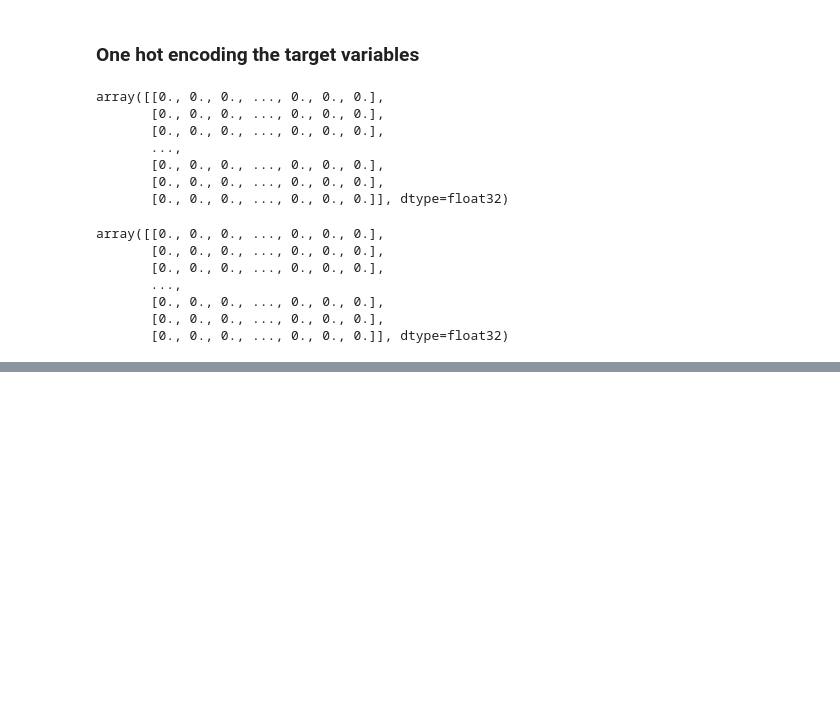
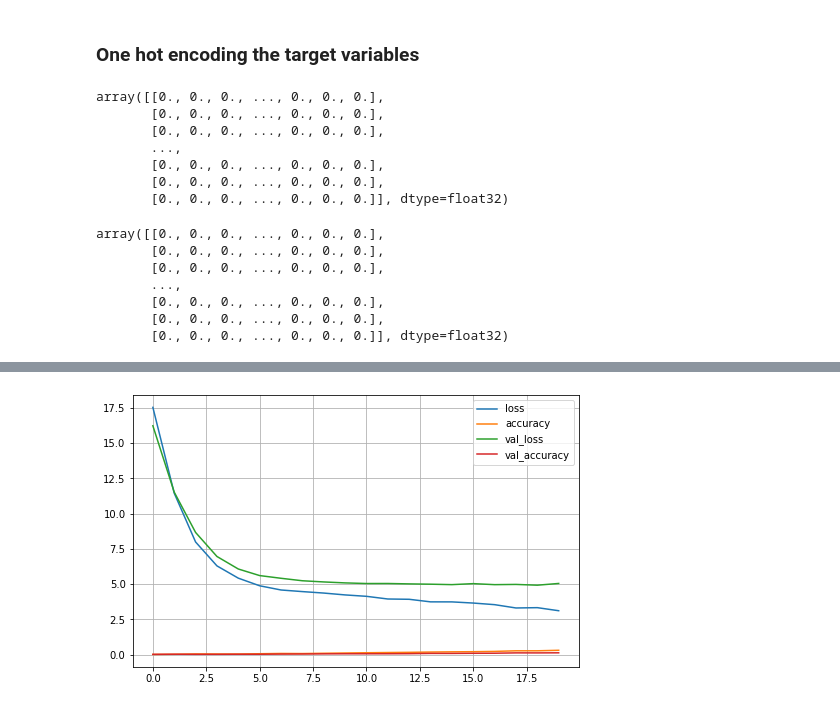
Before and after one commit to Gaurav1401/Deep-Learning, a Jupyter notebook: Practice/CNN/TMLC/102_Category_Flower_Dataset.ipynb, the cells around one changed output, grey strips where cells are left out. Drawn from its saved outputs; the diff is of its cells as text; code cells hidden in the pictures; blank space fills up the shorter version.

```diff
--- a/Practice/CNN/TMLC/102_Category_Flower_Dataset.ipynb
+++ b/Practice/CNN/TMLC/102_Category_Flower_Dataset.ipynb
@@ -306,0 +324,4 @@ print(" Testing Loss : " , loss)
+# %%
+conv_base = VGG16(weights = 'imagenet',
+                  include_top = False,
+                  input_shape = (224, 224, 3))
@@ -306,0 +348,6 @@ print(" Testing Loss : " , loss)
+# %%
+model1 = Sequential()
+model1.add(conv_base)
+model1.add(Flatten())
+model1.add(Dense(204, activation='relu'))
+model1.add(Dense(102, activation = 'softmax'))
@@ -306,0 +375,13 @@ print(" Testing Loss : " , loss)
+# %%
+from tensorflow.keras.optimizers import RMSprop
+
+model1.compile(loss = 'categorical_crossentropy', optimizer = RMSprop(learning_rate = 2e-5), metrics = ['accuracy'])
+# %%
+history = model1.fit(
+                      train_dataset,
+                      steps_per_epoch=len(X_train)//BATCH_SIZE,
+                      epochs=20,
+                      validation_data=val_dataset,
+                      validation_steps = len(X_valid)//BATCH_SIZE,
+                      callbacks = early_stop
+)
@@ -306,0 +406,6 @@ print(" Testing Loss : " , loss)
+# %%
+pd.DataFrame(history.history).plot(figsize = (8, 5))
+plt.grid(True)
+plt.show()
+# %% [output]
+[figure, added]
```
Also changed, not shown: parts of 16 cells of this notebook.
